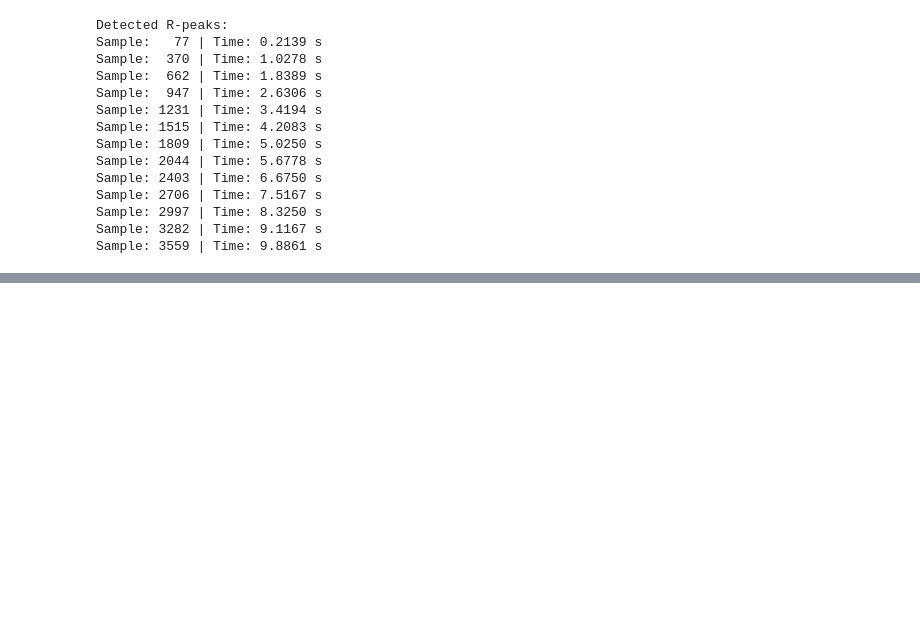
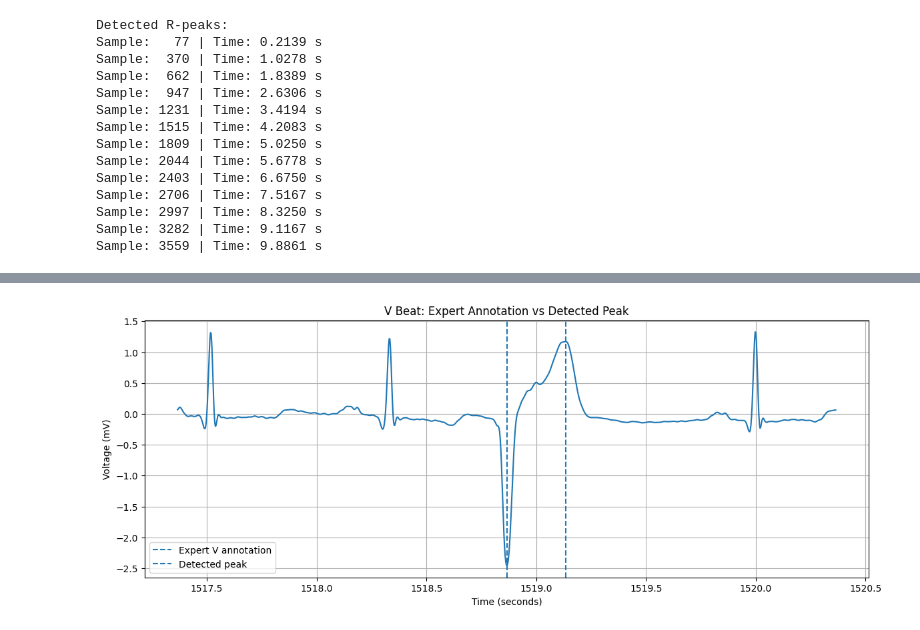
Before and after one commit to Chandana-dharshanam/ecg-detection, a Jupyter notebook: ecg-detection.ipynb, the cells around one changed output, grey strips where cells are left out. Drawn from its saved outputs; the diff is of its cells as text; code cells hidden in the pictures; blank space fills up the shorter version.

```diff
--- a/ecg-detection.ipynb
+++ b/ecg-detection.ipynb
@@ -412,0 +756,38 @@ Sample: 3559 | Time: 9.8861 s
+# %%
+v_sample = 546792
+
+window = int(1.5 * fs)
+
+start = v_sample - window
+end = v_sample + window
+
+plt.figure(figsize=(14, 5))
+
+plt.plot(
+    time[start:end],
+    ecg_filtered[start:end]
+)
+
+# Expert V annotation
+plt.axvline(
+    time[v_sample],
+    linestyle='--',
+    label='Expert V annotation'
+)
+
+# Our detected peak
+plt.axvline(
+    time[546888],
+    linestyle='--',
+    label='Detected peak'
+)
+
+plt.title("V Beat: Expert Annotation vs Detected Peak")
+plt.xlabel("Time (seconds)")
+plt.ylabel("Voltage (mV)")
+plt.legend()
+plt.grid(True)
+
+plt.show()
+# %% [output]
+[figure, added]
```
Also changed, not shown: parts of 20 cells of this notebook.
